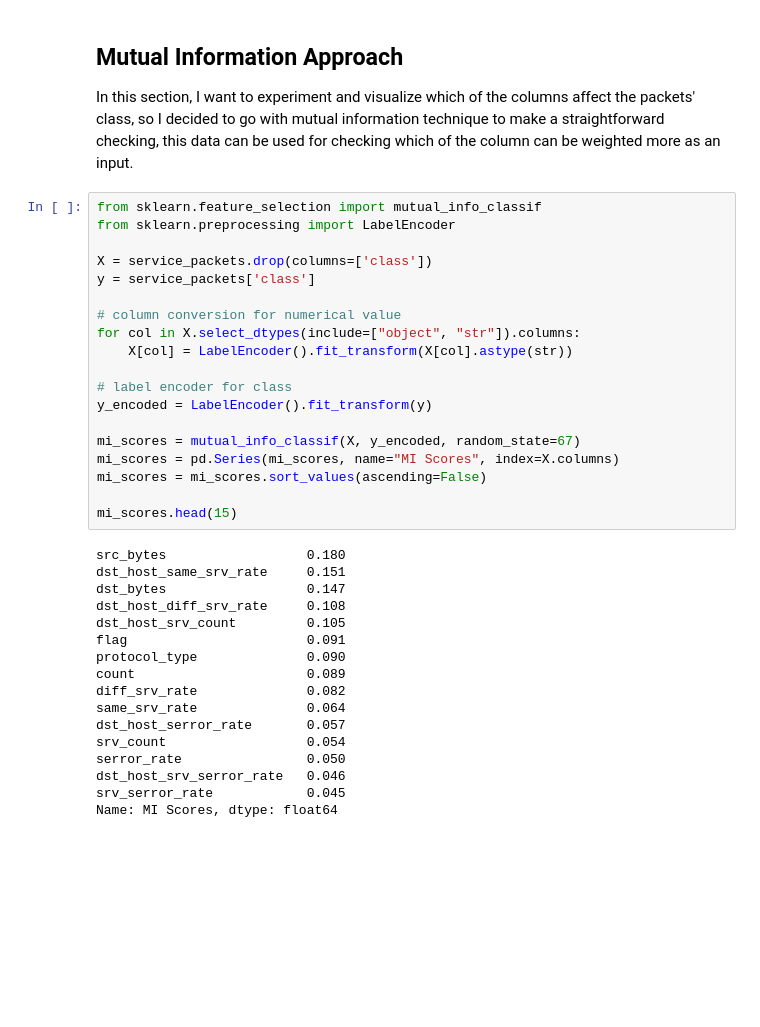
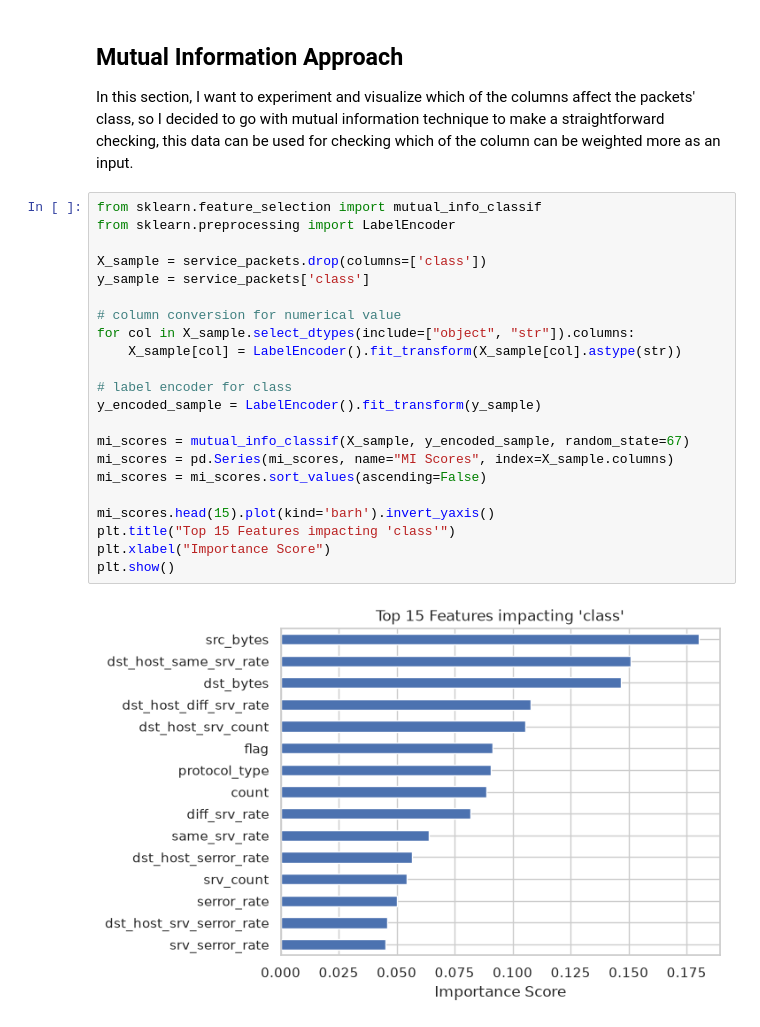
Before and after one commit to hubymeme22/network-security-ids-ml, a Jupyter notebook: experiments/dataset_analysis.ipynb, the cells around one changed output. Cells and saved outputs as stored; diff of their text form; blank space fills up the shorter version.

Commit message:
add graph for visuals

```diff
--- a/experiments/dataset_analysis.ipynb
+++ b/experiments/dataset_analysis.ipynb
@@ -247,39 +247,27 @@ In this section, I want to experiment and visualize which of the columns affect
 # %%
 from sklearn.feature_selection import mutual_info_classif
 from sklearn.preprocessing import LabelEncoder
 
-X = service_packets.drop(columns=['class'])
-y = service_packets['class']
+X_sample = service_packets.drop(columns=['class'])
+y_sample = service_packets['class']
 
 # column conversion for numerical value
-for col in X.select_dtypes(include=["object", "str"]).columns:
-    X[col] = LabelEncoder().fit_transform(X[col].astype(str))
+for col in X_sample.select_dtypes(include=["object", "str"]).columns:
+    X_sample[col] = LabelEncoder().fit_transform(X_sample[col].astype(str))
 
 # label encoder for class
-y_encoded = LabelEncoder().fit_transform(y)
+y_encoded_sample = LabelEncoder().fit_transform(y_sample)
 
-mi_scores = mutual_info_classif(X, y_encoded, random_state=67)
-mi_scores = pd.Series(mi_scores, name="MI Scores", index=X.columns)
+mi_scores = mutual_info_classif(X_sample, y_encoded_sample, random_state=67)
+mi_scores = pd.Series(mi_scores, name="MI Scores", index=X_sample.columns)
 mi_scores = mi_scores.sort_values(ascending=False)
 
-mi_scores.head(15)
+mi_scores.head(15).plot(kind='barh').invert_yaxis()
+plt.title("Top 15 Features impacting 'class'")
+plt.xlabel("Importance Score")
+plt.show()
 # %% [output]
-src_bytes                  0.180
-dst_host_same_srv_rate     0.151
-dst_bytes                  0.147
-dst_host_diff_srv_rate     0.108
-dst_host_srv_count         0.105
-flag                       0.091
-protocol_type              0.090
-count                      0.089
-diff_srv_rate              0.082
-same_srv_rate              0.064
-dst_host_serror_rate       0.057
-srv_count                  0.054
-serror_rate                0.050
-dst_host_srv_serror_rate   0.046
-srv_serror_rate            0.045
-Name: MI Scores, dtype: float64
+[figure, added]
 # %%
 from sklearn.feature_selection import mutual_info_classif
 from sklearn.preprocessing import LabelEncoder
```
Also changed, not shown: parts of 5 cells of this notebook.
